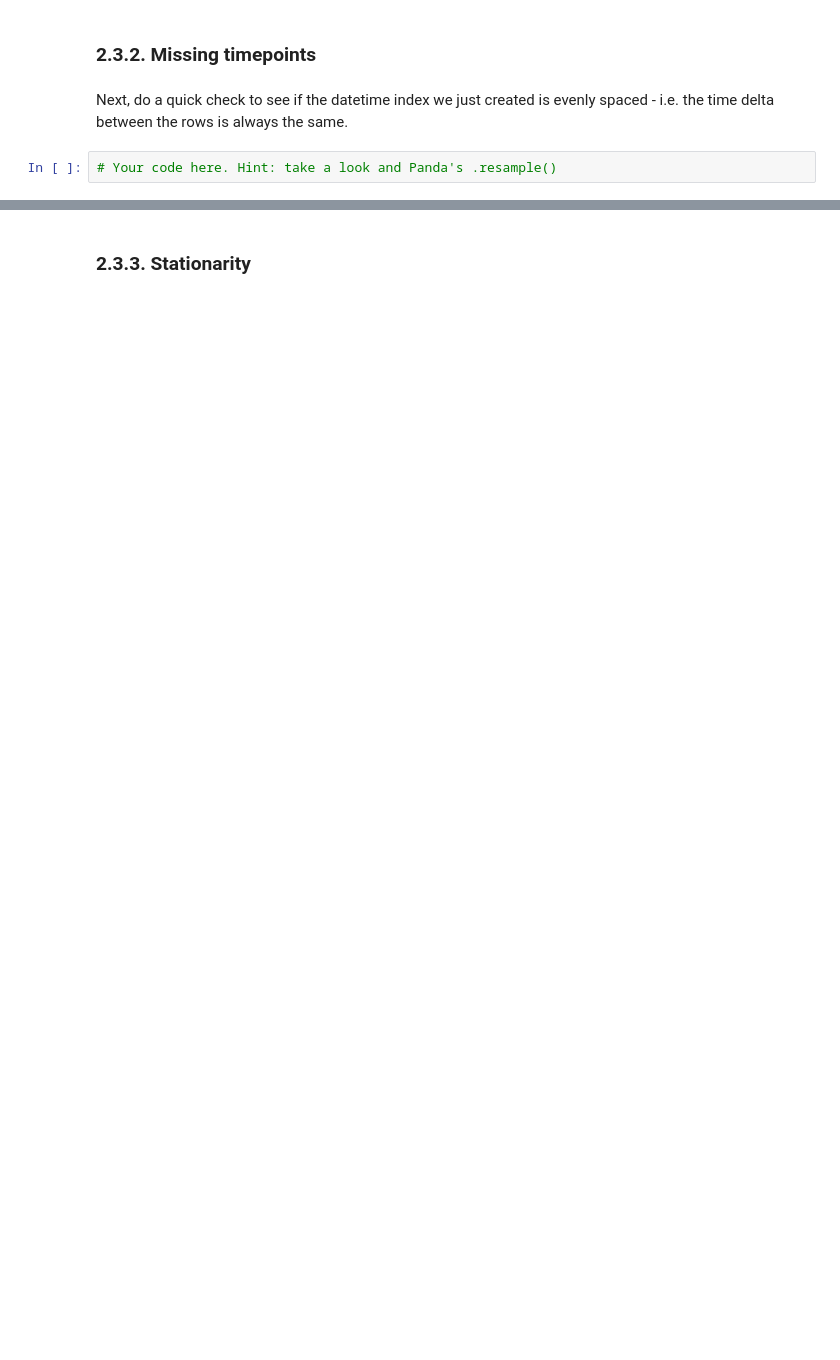
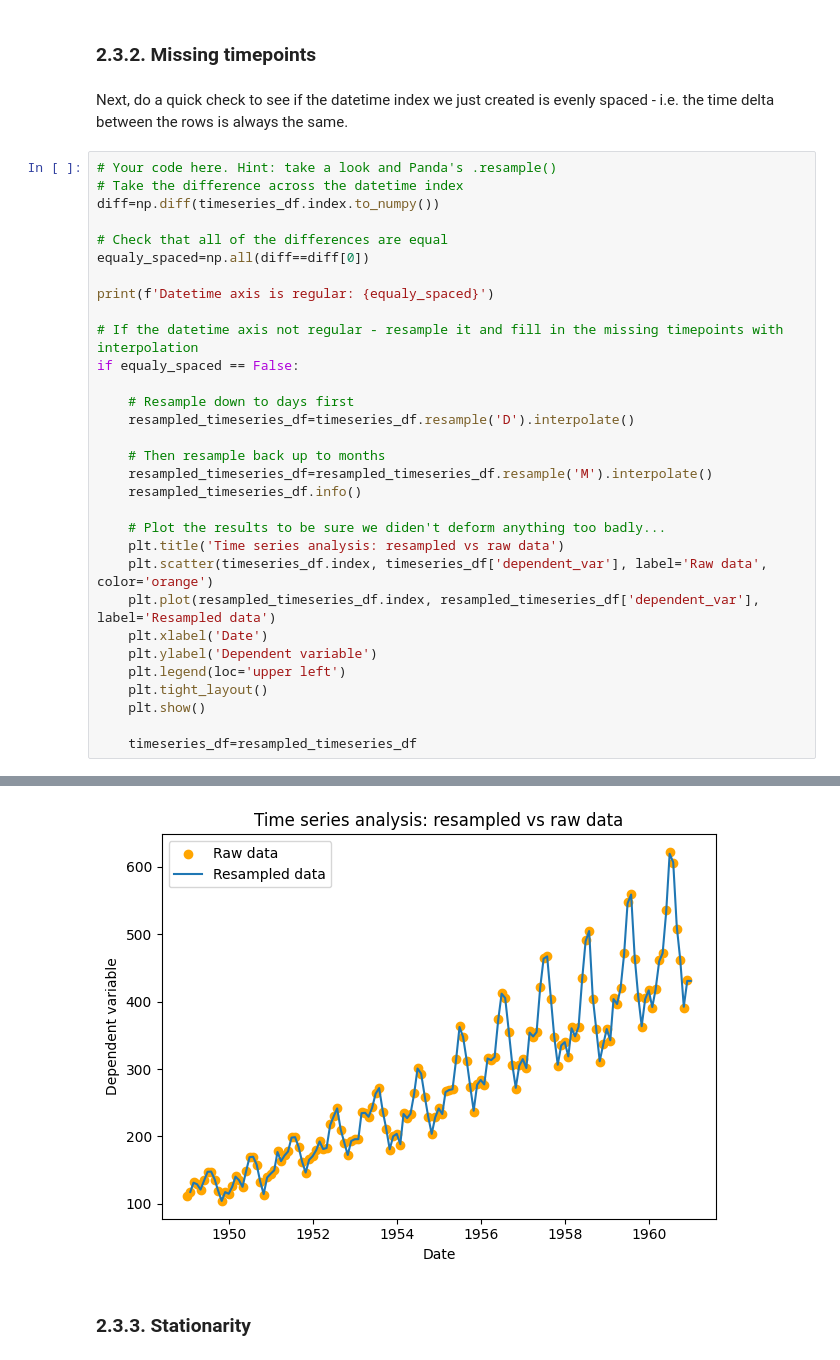
Before and after one commit to 4GeeksAcademy/helloklow-time-series-project, a Jupyter notebook: src/mvp.ipynb, the cells around one changed output, grey strips where cells are left out. Cells and saved outputs as stored; diff of their text form; blank space fills up the shorter version.

```diff
--- a/src/mvp.ipynb
+++ b/src/mvp.ipynb
@@ -98,5 +166,35 @@ Let's include predictions from the baseline model too and see what we are workin
 ### 2.3.2. Missing timepoints
 # %% [markdown]
 Next, do a quick check to see if the datetime index we just created is evenly spaced - i.e. the time delta between the rows is always the same.
-# %%
-# Your code here. Hint: take a look and Panda's .resample()
+# %%
+# Your code here. Hint: take a look and Panda's .resample()
+# Take the difference across the datetime index
+diff=np.diff(timeseries_df.index.to_numpy())
+
+# Check that all of the differences are equal
+equaly_spaced=np.all(diff==diff[0])
+
+print(f'Datetime axis is regular: {equaly_spaced}')
+
+# If the datetime axis not regular - resample it and fill in the missing timepoints with interpolation
+if equaly_spaced == False:
+
+    # Resample down to days first
+    resampled_timeseries_df=timeseries_df.resample('D').interpolate()
+
+    # Then resample back up to months
+    resampled_timeseries_df=resampled_timeseries_df.resample('M').interpolate()
+    resampled_timeseries_df.info()
+
+    # Plot the results to be sure we diden't deform anything too badly...
+    plt.title('Time series analysis: resampled vs raw data')
+    plt.scatter(timeseries_df.index, timeseries_df['dependent_var'], label='Raw data', color='orange')
+    plt.plot(resampled_timeseries_df.index, resampled_timeseries_df['dependent_var'], label='Resampled data')
+    plt.xlabel('Date')
+    plt.ylabel('Dependent variable')
+    plt.legend(loc='upper left')
+    plt.tight_layout()
+    plt.show()
+
+    timeseries_df=resampled_timeseries_df
+# %% [output]
@@ -103,3 +212,4 @@ Next, do a quick check to see if the datetime index we just created is evenly sp
+[figure, added]
 # %% [markdown]
 ### 2.3.3. Stationarity
 # %%
```
Also changed, not shown: parts of 26 cells of this notebook.
